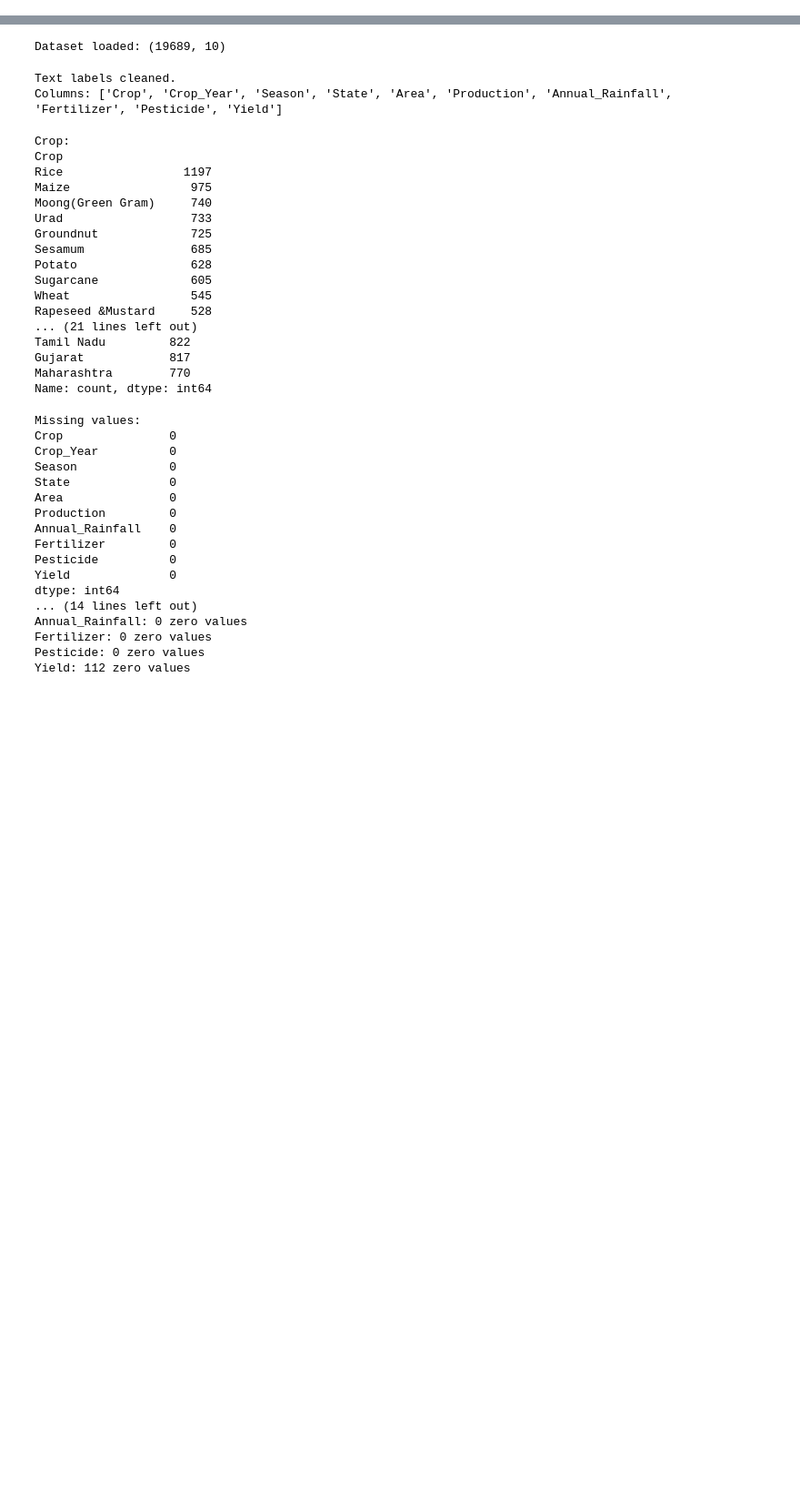
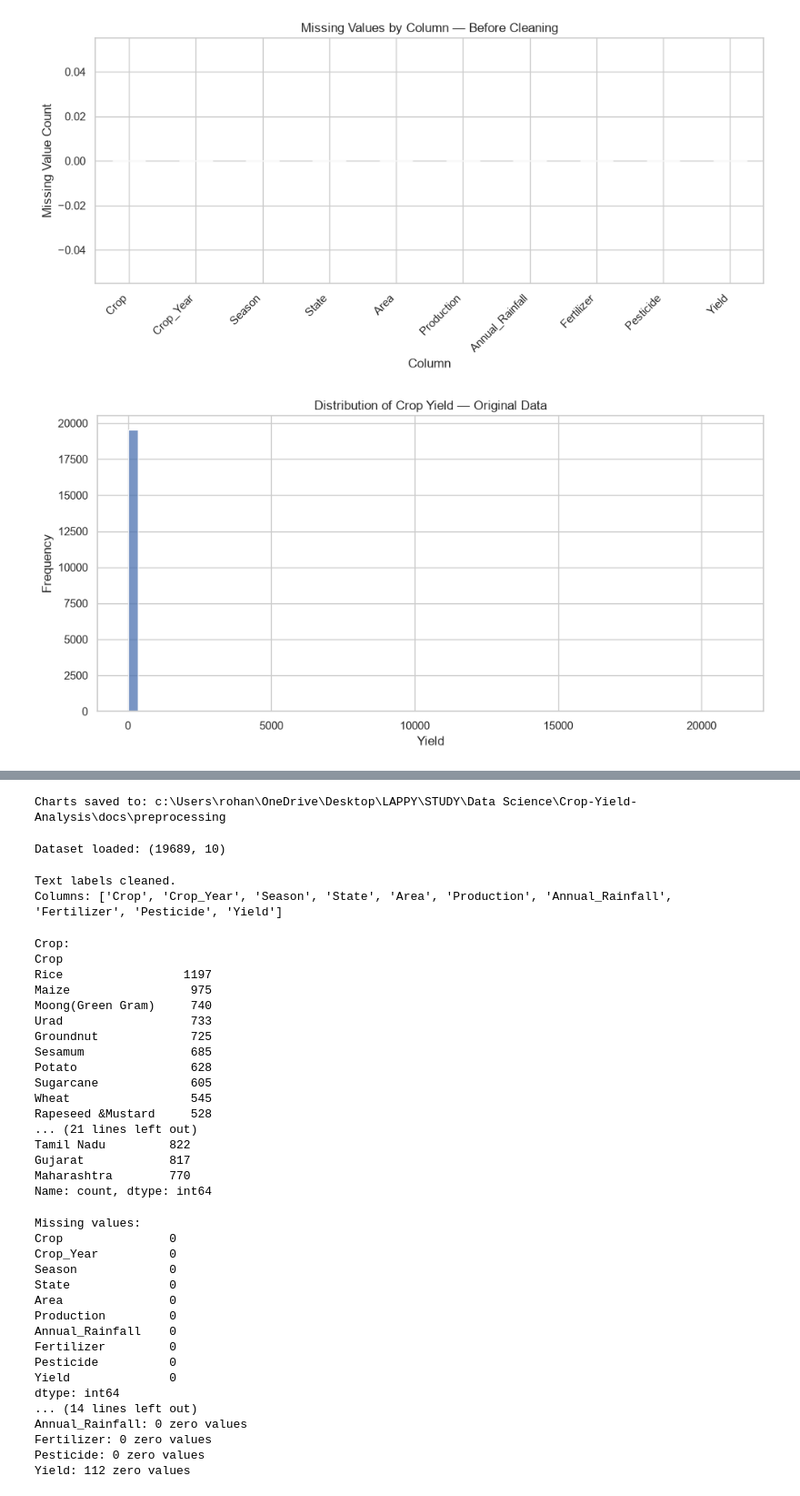
Before and after one commit to rohan24may/Crop-Yield-Analysis, a Jupyter notebook: notebooks/02_data_preprocessing.ipynb, the cells around one changed output, grey strips where cells are left out. Shown at 91% size. Cells and saved outputs as stored; diff of their text form; code cells hidden in the pictures; blank space fills up the shorter version.

```diff
--- a/notebooks/02_data_preprocessing.ipynb
+++ b/notebooks/02_data_preprocessing.ipynb
@@ -0,0 +131,55 @@
+# %%
+# 3. Initial data exploration visualizations
+
+sns.set_theme(style="whitegrid")
+
+# Chart 1: Missing values by column
+missing = df_original.isna().sum()
+
+plt.figure(figsize=(10, 5))
+missing.sort_values().plot(kind="bar")
+plt.title("Missing Values by Column — Before Cleaning")
+plt.xlabel("Column")
+plt.ylabel("Missing Value Count")
+plt.xticks(rotation=45, ha="right")
+plt.tight_layout()
+plt.savefig(OUTPUT_DIR / "01_missing_values.png", dpi=200)
+plt.show()
+
+# Chart 2: Distribution of yield
+plt.figure(figsize=(10, 5))
+sns.histplot(df_original["Yield"], bins=60, kde=False)
+plt.title("Distribution of Crop Yield — Original Data")
+plt.xlabel("Yield")
+plt.ylabel("Frequency")
+plt.tight_layout()
+plt.savefig(OUTPUT_DIR / "02_yield_distribution.png", dpi=200)
+plt.show()
+
+# Chart 3: Yield distribution on a log scale
+plt.figure(figsize=(10, 5))
+sns.histplot(np.log1p(df_original["Yield"]), bins=60, kde=False)
+plt.title("Distribution of log(1 + Yield)")
+plt.xlabel("log(1 + Yield)")
+plt.ylabel("Frequency")
+plt.tight_layout()
+plt.savefig(OUTPUT_DIR / "03_log_yield_distribution.png", dpi=200)
+plt.show()
+
+# Chart 4: Yield by crop, excluding Coconut for readability
+# This is a visualization choice only; no records are deleted.
+plot_data = df_original[df_original["Crop"] != "Coconut"]
+
+plt.figure(figsize=(14, 8))
+sns.boxplot(data=plot_data, x="Yield", y="Crop", showfliers=False)
+plt.title("Yield Distribution by Crop (Coconut Excluded for Readability)")
+plt.xlabel("Yield")
+plt.ylabel("Crop")
+plt.tight_layout()
+plt.savefig(OUTPUT_DIR / "04_yield_by_crop.png", dpi=200)
+plt.show()
+
+print("Charts saved to:", OUTPUT_DIR)
+# %% [output]
+[figure, added]
+[figure, added]
@@ -1,3 +188,4 @@
+Charts saved to: c:\Users\rohan\OneDrive\Desktop\LAPPY\STUDY\Data Science\Crop-Yield-Analysis\docs\preprocessing
 # %%
 import pandas as pd
 import numpy as np
```
Also changed, not shown: parts of 4 cells of this notebook, 5 other files.
